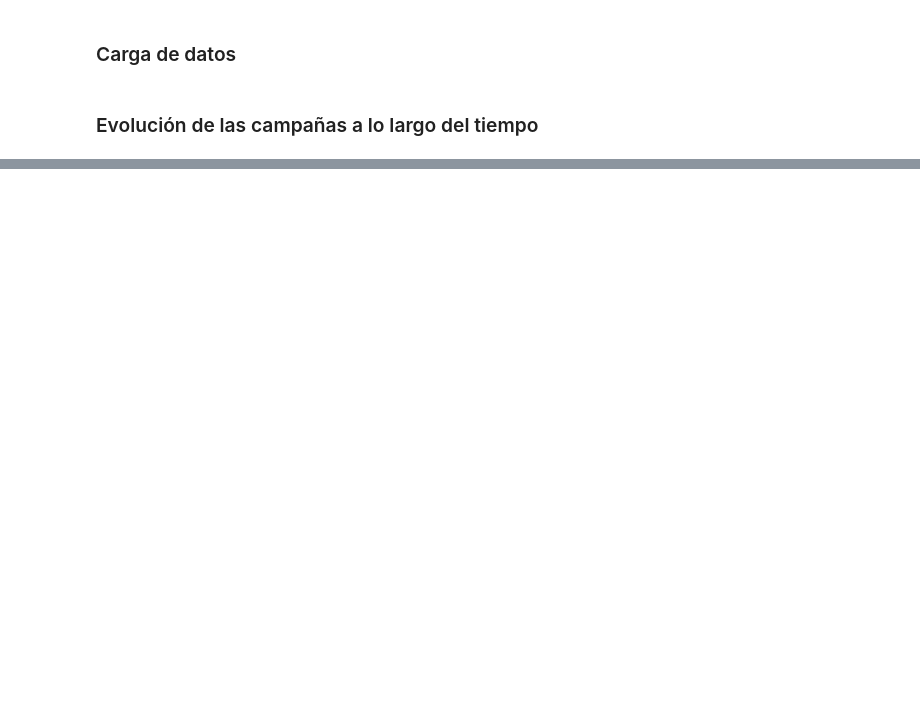
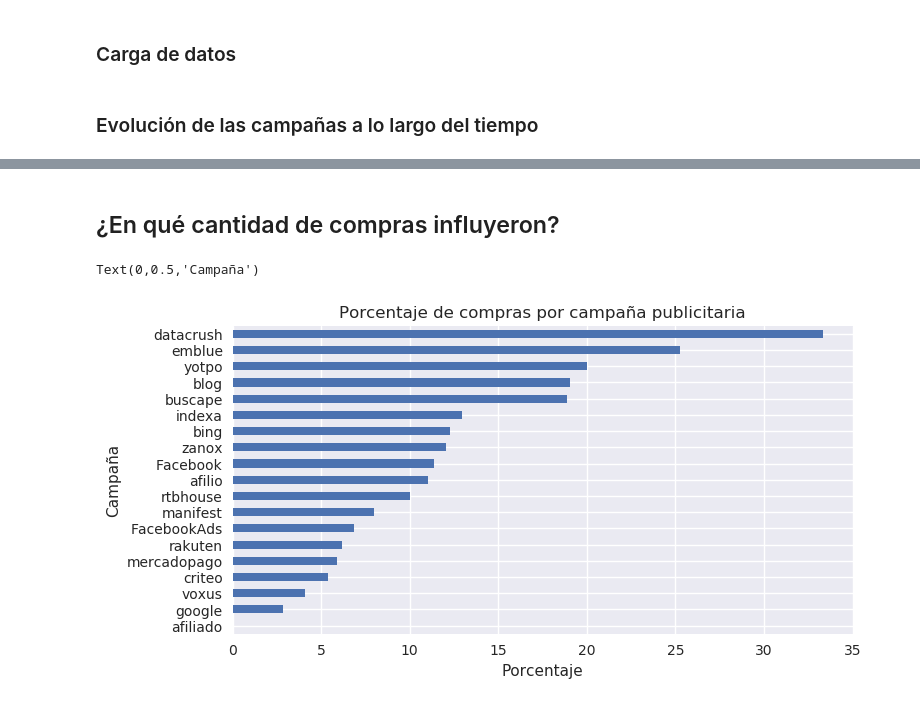
Before and after one commit to AlejandroKler/Datos-TP1, a Jupyter notebook: Analisis_publicitario.ipynb, the cells around one changed output, grey strips where cells are left out. Drawn from its saved outputs; the diff is of its cells as text; code cells hidden in the pictures; blank space fills up the shorter version.

```diff
--- a/Analisis_publicitario.ipynb
+++ b/Analisis_publicitario.ipynb
@@ -82,0 +78,18 @@ Hay una "campaña publicitaria" llamada onsite que debería ser eliminada del da
+# %% [markdown]
+## ¿En qué cantidad de compras influyeron?
+# %%
+personas_que_compraron = df.loc[df['event']=='conversion',['person']].drop_duplicates()
+personas_que_compraron["compro"] = True
+
+ad_compras = ad_campaigns.set_index("person")\
+    .join(personas_que_compraron.set_index("person"),on="person",how="left")
+ad_compras["person"] = ad_compras.index
+ad_compras = ad_compras.groupby(["campaign_source"]).agg({"person":"count","compro":"count"})
+ad_compras['porcentaje'] = 100* (ad_compras['compro']/ad_compras['person'])
+ad_compras = ad_compras.loc[ad_compras["person"] >= 10,["porcentaje"]].sort_values(by="porcentaje",ascending=False)
+p = ad_compras.iloc[::-1].plot(kind="barh",legend=False,figsize=(8,4),title="Porcentaje de compras por campaña publicitaria")
+p.set_xlabel("Porcentaje")
+p.set_ylabel("Campaña")
+# %% [output]
+Text(0,0.5,'Campaña')
+[figure, added]
```
Also changed, not shown: parts of 23 cells of this notebook.
